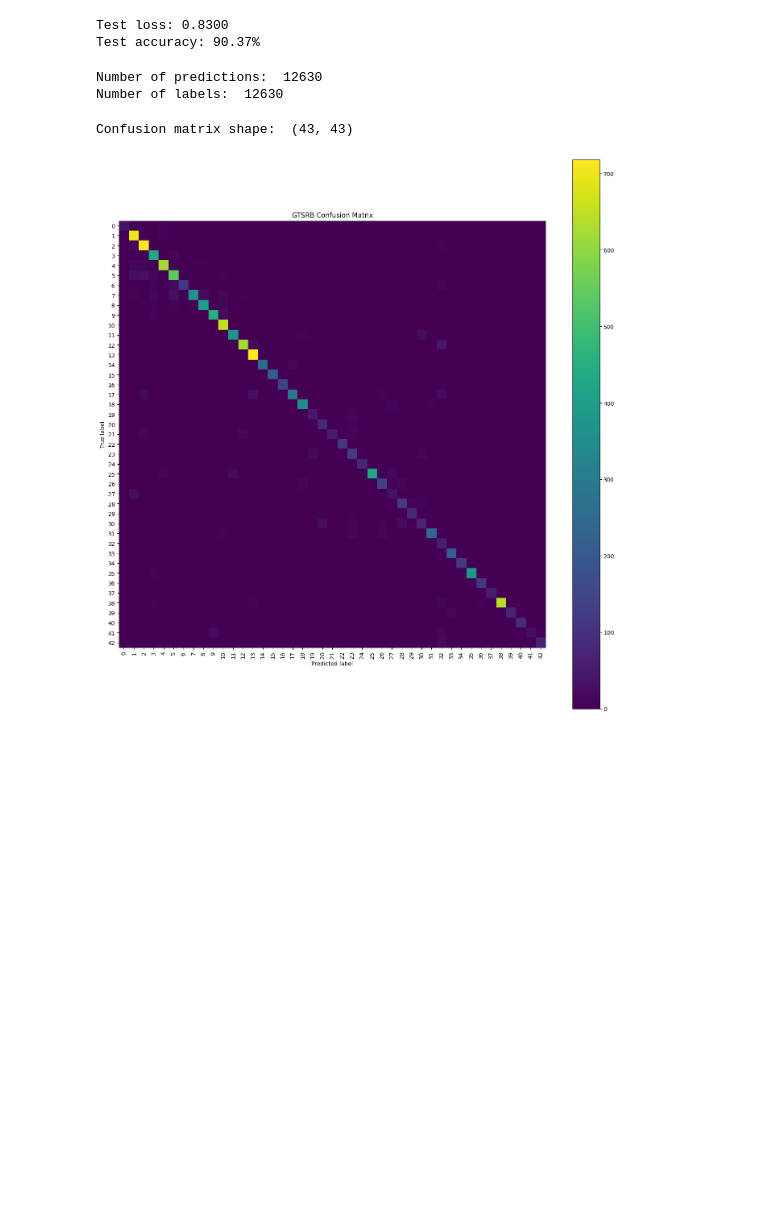
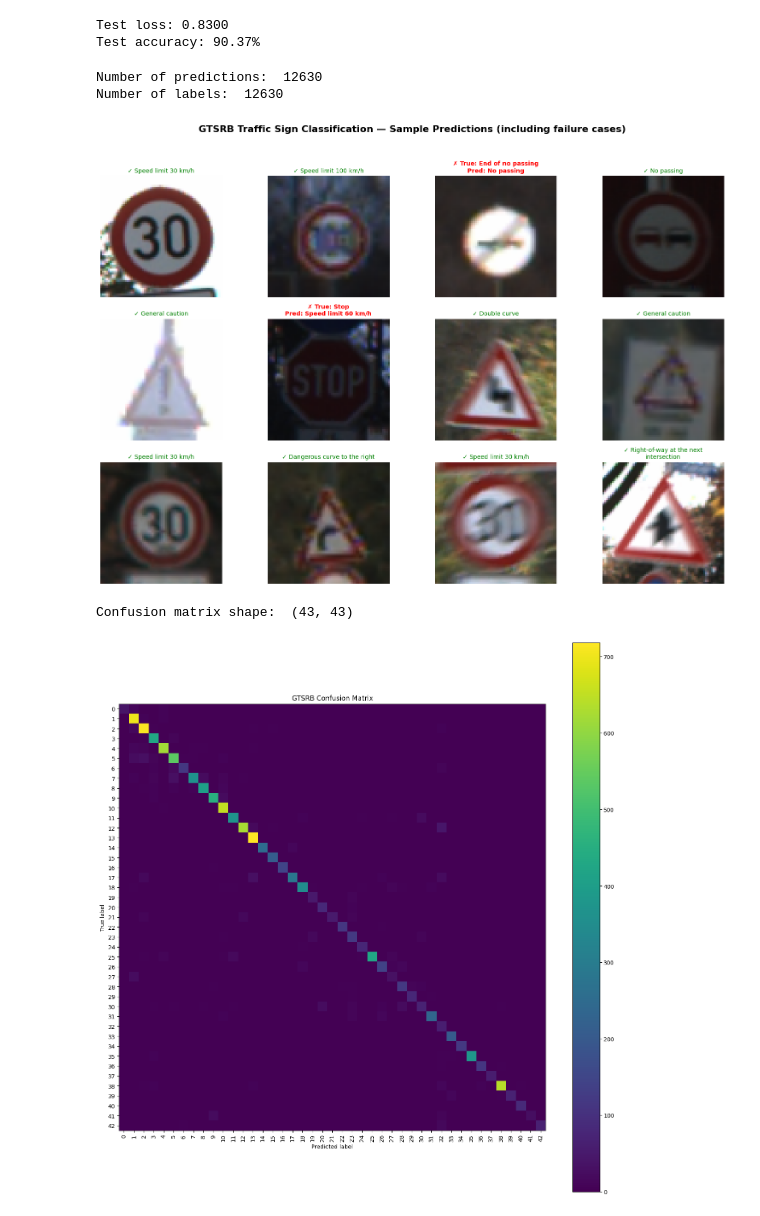
Before and after one commit to RabinPhuyal/Traffic-Sign-Classification-With-Pytorch, a Jupyter notebook: Traffic_Sign_Classification_With_PyTorch.ipynb, the cells around one changed output. Saved outputs shown, nothing was run; the diff lists cells and outputs as text; code cells hidden in the pictures; blank space fills up the shorter version.

Commit message:
Plotted output prediction

```diff
--- a/Traffic_Sign_Classification_With_PyTorch.ipynb
+++ b/Traffic_Sign_Classification_With_PyTorch.ipynb
@@ -808,6 +808,84 @@ print("Number of labels: ", len(all_labels))
 # %% [output]
 Number of predictions:  12630
 Number of labels:  12630
+# %%
+import matplotlib.pyplot as plt
+import random
+import textwrap
+import torch
+
+
+mean = torch.tensor([0.3416, 0.3125, 0.3215]).view(3, 1, 1)
+std = torch.tensor([0.2026, 0.1995, 0.2089]).view(3, 1, 1)
+
+
+def plot_predictions(mode="mixed", num_images=12, n_errors=2,
+                     true_class=None, save_as="gtsrb_model_predictions.png"):
+    """
+    mode:
+      "random" -> purely random sample (honest, usually all correct)
+      "mixed"  -> n_errors mistakes + the rest correct (good for a post)
+      "errors" -> only mistakes (failure analysis)
+    true_class: optional class id to filter on (e.g. 30 for Beware of ice/snow)
+    """
+    all_idx = range(len(all_labels))
+    if true_class is not None:
+        all_idx = [i for i in all_idx if int(all_labels[i]) == true_class]
+
+    wrong = [i for i in all_idx if int(all_labels[i]) != int(all_predictions[i])]
+    right = [i for i in all_idx if int(all_labels[i]) == int(all_predictions[i])]
+
+    if mode == "errors":
+        indices = random.sample(wrong, min(num_images, len(wrong)))
+    elif mode == "mixed":
+        k = min(n_errors, len(wrong))
+        indices = random.sample(wrong, k) + random.sample(right, min(num_images - k, len(right)))
+        random.shuffle(indices)
+    else:
+        pool = list(all_idx)
+        indices = random.sample(pool, min(num_images, len(pool)))
+
+    cols = 4
+    rows = (len(indices) + cols - 1) // cols
+    fig, axes = plt.subplots(rows, cols, figsize=(16, 3.7 * rows))
+    axes = axes.flatten()
+
+    for ax, idx in zip(axes, indices):
+        img = (all_images[idx] * std + mean).clamp(0, 1).permute(1, 2, 0).numpy()
+        t, p = int(all_labels[idx]), int(all_predictions[idx])
+        t_name = textwrap.fill(class_names[t], 28)
+        p_name = textwrap.fill(class_names[p], 28)
+
+        ax.imshow(img, interpolation="nearest")
+        if t == p:
+            ax.set_title(f"✓ {t_name}", fontsize=10, color="green")
+        else:
+            ax.set_title(f"✗ True: {t_name}\nPred: {p_name}",
+                         fontsize=10, color="red", fontweight="bold")
+        ax.axis("off")
+
+    for ax in axes[len(indices):]:
+        ax.axis("off")
+
+    title = {"random": "Sample Predictions",
+             "mixed": "Sample Predictions (including failure cases)",
+             "errors": "Failure Analysis"}[mode]
+    if true_class is not None:
+        title += f" — {class_names[true_class]}"
+
+    fig.suptitle(f"GTSRB Traffic Sign Classification — {title}",
+                 fontsize=16, fontweight="bold")
+    plt.tight_layout(rect=[0, 0, 1, 0.95])
+    plt.savefig(save_as, dpi=300, bbox_inches="tight", facecolor="white")
+    plt.show()
+
+
+# Examples
+plot_predictions(mode="mixed", n_errors=2)
+# plot_predictions(mode="errors", true_class=30, save_as="gtsrb_class30_errors.png")
+# plot_predictions(mode="random")
+# %% [output]
+[figure, added]
 # %%
 from sklearn.metrics import confusion_matrix
 
```
